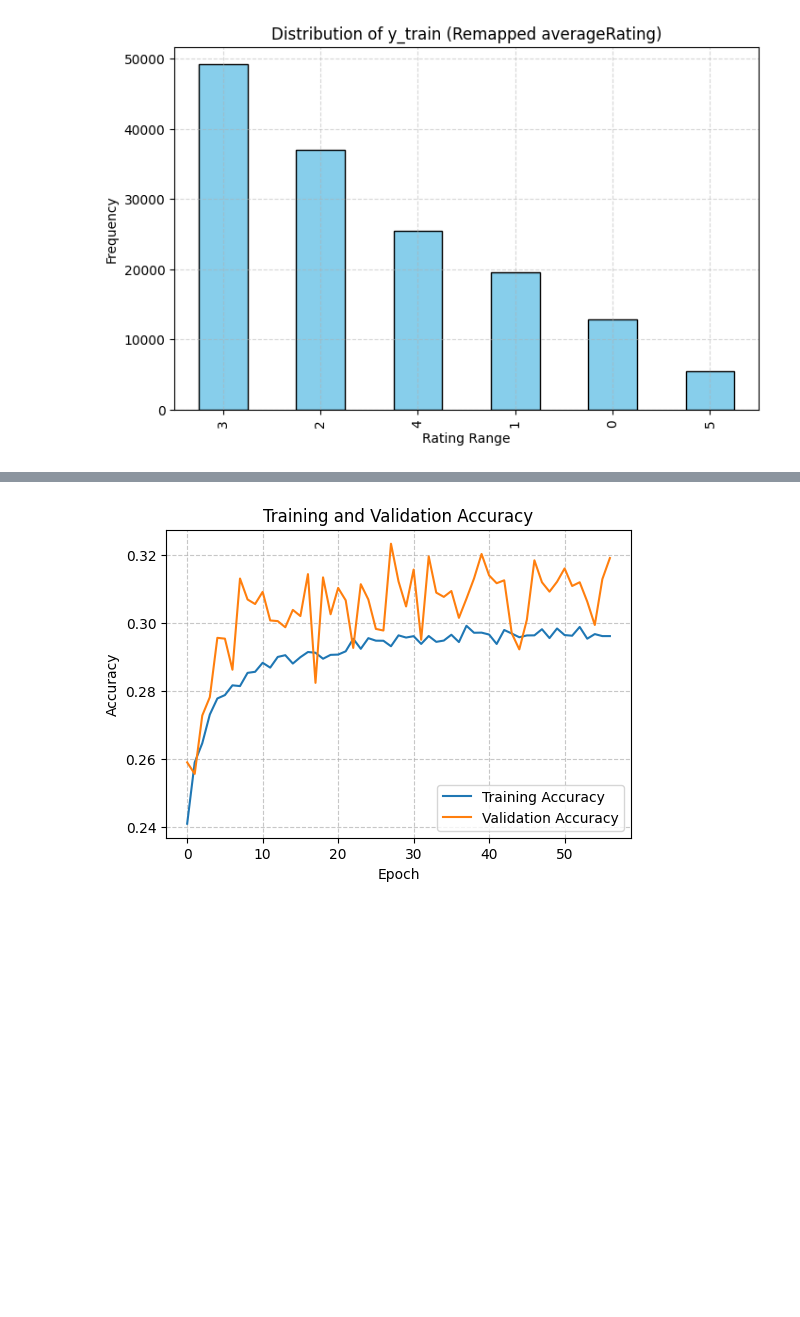
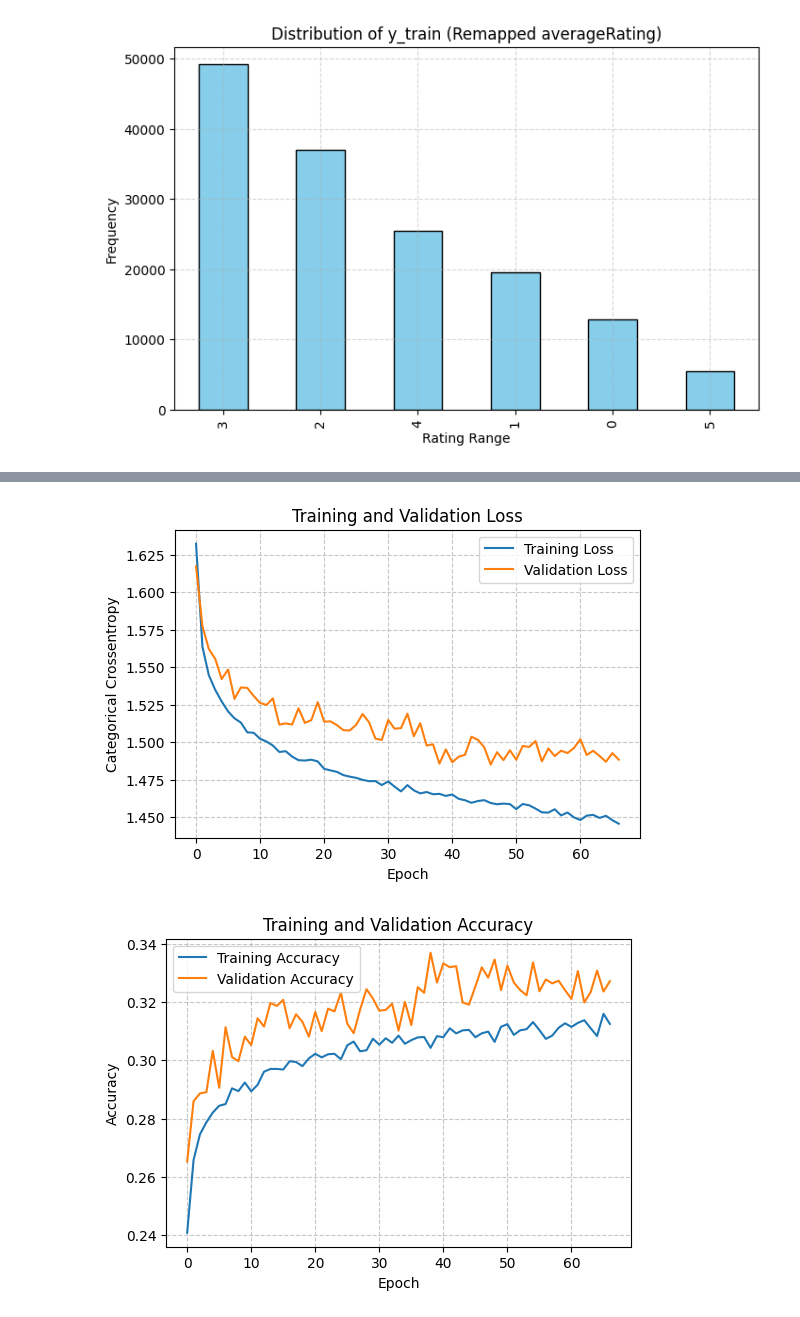
Before and after one commit to ChefBB/dm2_project, a Jupyter notebook: classification/neural_net_classif.ipynb, the cells around one changed output, grey strips where cells are left out. Cells and saved outputs as stored; diff of their text form; code cells hidden in the pictures; blank space fills up the shorter version.

```diff
--- a/classification/neural_net_classif.ipynb
+++ b/classification/neural_net_classif.ipynb
@@ -474,11 +474,11 @@ y = pd.get_dummies(y, prefix='rating', dtype=int)
 from sklearn.model_selection import train_test_split
 
 X_train, X_test, y_train, y_test = train_test_split(
-    X, y, test_size=0.3, random_state=42, stratify=y
+    X, y, test_size=0.2, random_state=42, stratify=y
 )
 
 X_train, X_val, y_train, y_val = train_test_split(
-    X_train, y_train, test_size=0.2, random_state=42, stratify=y_train
+    X_train, y_train, test_size=0.25, random_state=42, stratify=y_train
 )
 # %%
 import numpy as np
@@ -601,8 +616,14 @@ class_weights = {i: class_weights[i] for i in range(y_train.shape[1])}
 
 history_rating = model_rating.fit(
     X_train, y_train,
-    epochs=100, batch_size=64, validation_data=(X_val, y_val),
+    epochs=500, batch_size=64, validation_data=(X_val, y_val),
     class_weight=class_weights,
-    callbacks=[tf.keras.callbacks.EarlyStopping(monitor='val_loss', patience=10, restore_best_weights=True)]
+    callbacks=[
+        tf.keras.callbacks.EarlyStopping(
+            monitor='val_loss',
+            patience=20,
+            restore_best_weights=True
+        )
+    ]
 )
 # %% [output]
@@ -659,15 +647,26 @@ Epoch 57/100
 # %%
+plt.figure(figsize=(6, 4))
+plt.plot(history_rating.history['loss'], label='Training Loss')
+plt.plot(history_rating.history['val_loss'], label='Validation Loss')
+plt.xlabel('Epoch')
+plt.ylabel('Categorical Crossentropy')
+plt.title('Training and Validation Loss')
+plt.legend()
+plt.grid(alpha=0.7, linestyle='--')
+plt.show()
+
 plt.figure(figsize=(6, 4))
 plt.plot(history_rating.history['accuracy'], label='Training Accuracy')
 plt.plot(history_rating.history['val_accuracy'], label='Validation Accuracy')
 plt.xlabel('Epoch')
 plt.ylabel('Accuracy')
 plt.title('Training and Validation Accuracy')
 plt.legend()
 plt.grid(alpha=0.7, linestyle='--')
 plt.show()
 # %% [output]
-[figure, old version]
+[figure, new version]
+[figure, added]
 # %%
 # Convert y_true_values to ndarray
 y_true_classes = y_test.to_numpy()
```
Also changed, not shown: parts of 6 cells of this notebook, 21 other files.
